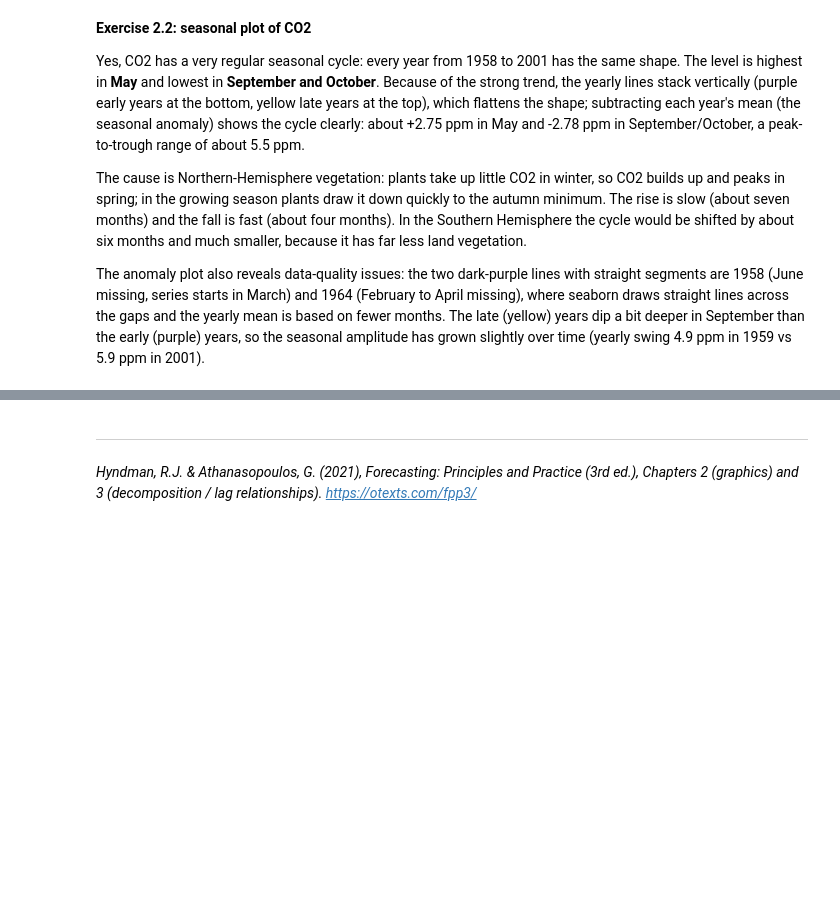
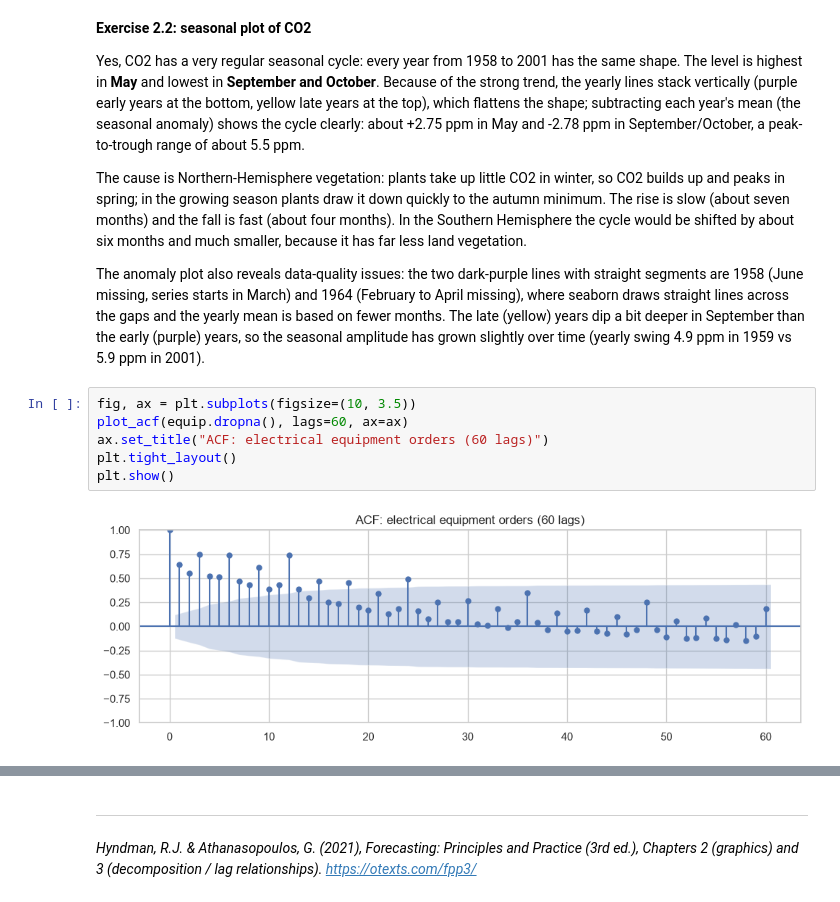
Before and after one commit to rouzbeh-enayatzadeh/ds-time-series-analysis, a Jupyter notebook: 02_eda_and_visualization.ipynb, the cells around one changed output, grey strips where cells are left out. Cells and saved outputs as stored; diff of their text form; blank space fills up the shorter version.

Commit message:
NB02 Exercise 2.3: equipment ACF dominated by quarterly and yearly seasonality (spikes every 3 lags), weak trend

```diff
--- a/02_eda_and_visualization.ipynb
+++ b/02_eda_and_visualization.ipynb
@@ -356,3 +356,11 @@ Yes, CO2 has a very regular seasonal cycle: every year from 1958 to 2001 has the
 The cause is Northern-Hemisphere vegetation: plants take up little CO2 in winter, so CO2 builds up and peaks in spring; in the growing season plants draw it down quickly to the autumn minimum. The rise is slow (about seven months) and the fall is fast (about four months). In the Southern Hemisphere the cycle would be shifted by about six months and much smaller, because it has far less land vegetation.
 
 The anomaly plot also reveals data-quality issues: the two dark-purple lines with straight segments are 1958 (June missing, series starts in March) and 1964 (February to April missing), where seaborn draws straight lines across the gaps and the yearly mean is based on fewer months. The late (yellow) years dip a bit deeper in September than the early (purple) years, so the seasonal amplitude has grown slightly over time (yearly swing 4.9 ppm in 1959 vs 5.9 ppm in 2001).
+# %%
+fig, ax = plt.subplots(figsize=(10, 3.5))
+plot_acf(equip.dropna(), lags=60, ax=ax)
+ax.set_title("ACF: electrical equipment orders (60 lags)")
+plt.tight_layout()
+plt.show()
+# %% [output]
+[figure, added]
```
Also changed, not shown: parts of 1 cell of this notebook.
